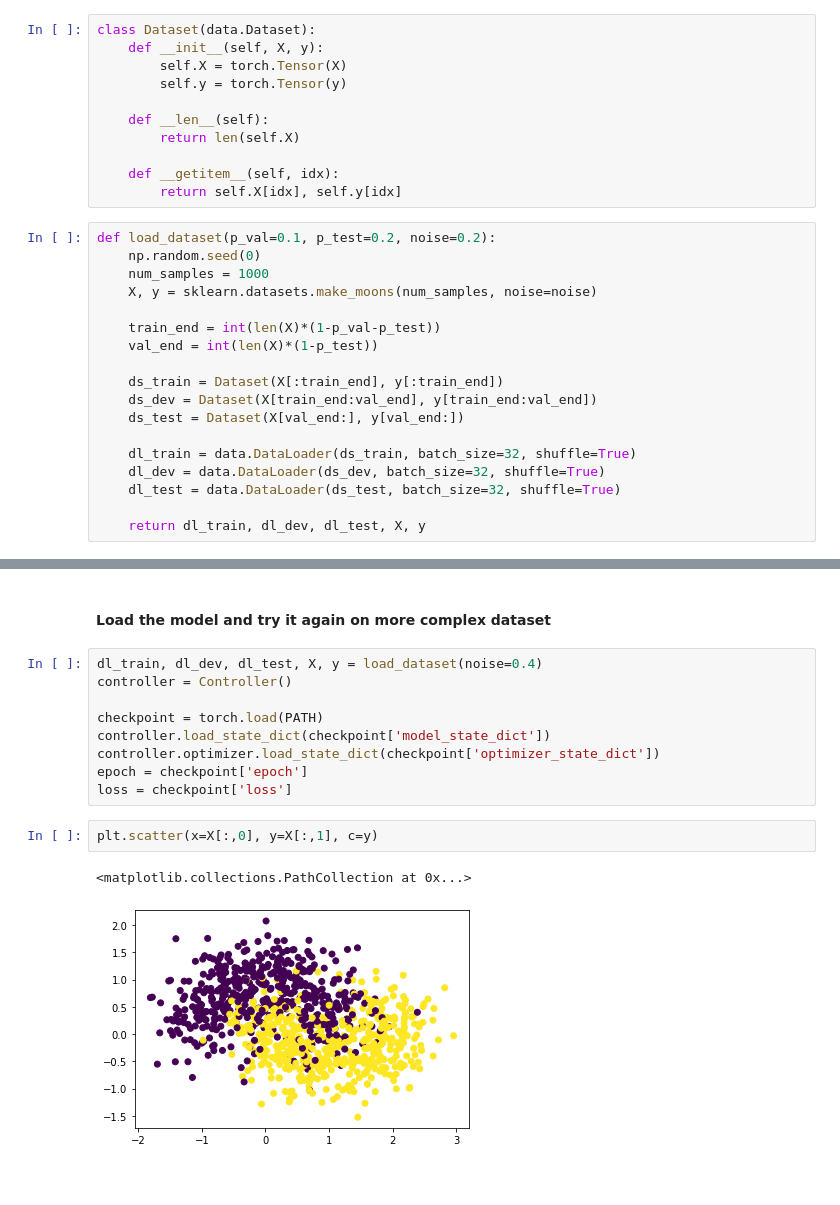
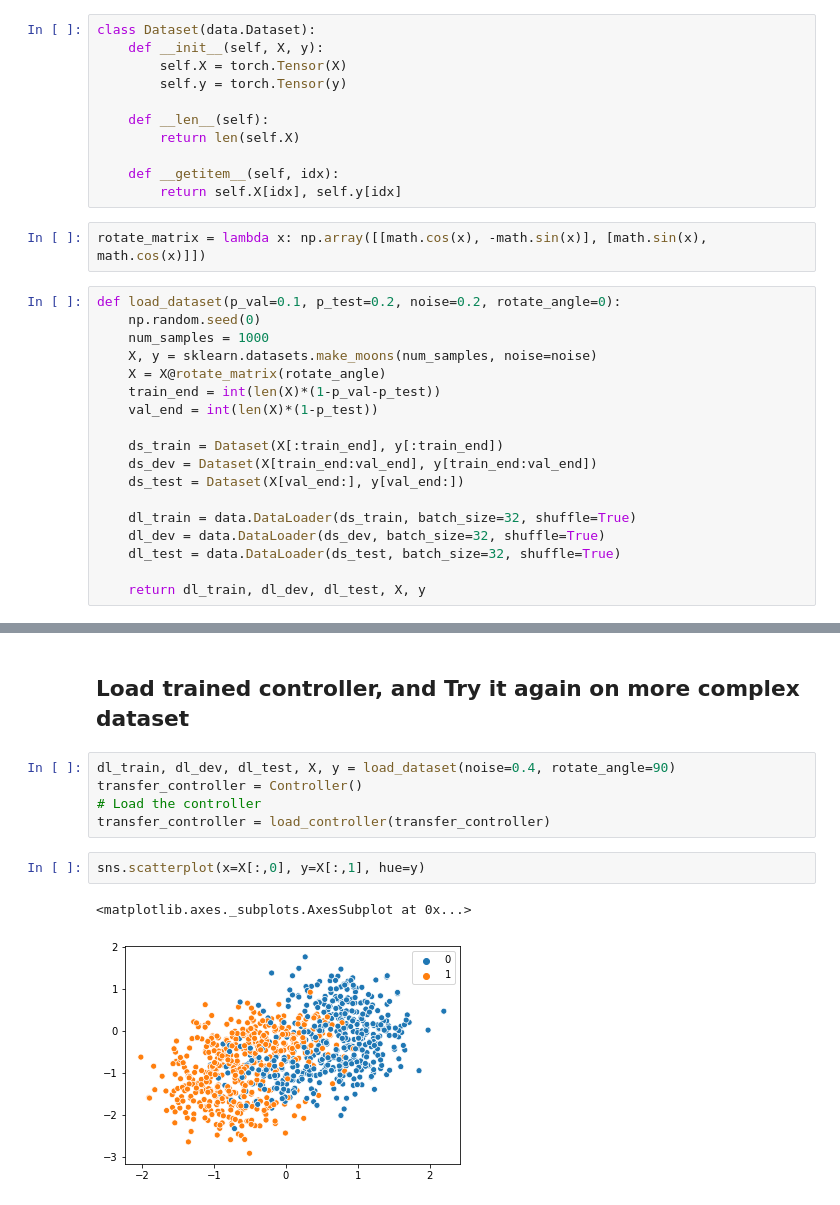
Before and after one commit to SamirMoustafa/minimal-nas, a Jupyter notebook: train.ipynb, the cells around one changed output, grey strips where cells are left out. Drawn from its saved outputs; the diff is of its cells as text.

Commit message:
transfer_learning_update

```diff
--- a/train.ipynb
+++ b/train.ipynb
@@ -19,12 +22,14 @@ class Dataset(data.Dataset):
 
     def __getitem__(self, idx):
         return self.X[idx], self.y[idx]
+# %%
+rotate_matrix = lambda x: np.array([[math.cos(x), -math.sin(x)], [math.sin(x), math.cos(x)]])
 # %%
-def load_dataset(p_val=0.1, p_test=0.2, noise=0.2):
+def load_dataset(p_val=0.1, p_test=0.2, noise=0.2, rotate_angle=0):
     np.random.seed(0)
     num_samples = 1000
     X, y = sklearn.datasets.make_moons(num_samples, noise=noise)
-
+    X = X@rotate_matrix(rotate_angle)
     train_end = int(len(X)*(1-p_val-p_test))
     val_end = int(len(X)*(1-p_test))
 
@@ -107,16 +135,12 @@ losses = list()
 # %% [markdown]
-#### Load the model and try it again on more complex dataset
+## Load trained controller, and Try it again on more complex dataset
-# %%
-dl_train, dl_dev, dl_test, X, y = load_dataset(noise=0.4)
-controller = Controller()
-
-checkpoint = torch.load(PATH)
-controller.load_state_dict(checkpoint['model_state_dict'])
-controller.optimizer.load_state_dict(checkpoint['optimizer_state_dict'])
-epoch = checkpoint['epoch']
-loss = checkpoint['loss']
+# %%
+dl_train, dl_dev, dl_test, X, y = load_dataset(noise=0.4, rotate_angle=90)
+transfer_controller = Controller()
+# Load the controller
+transfer_controller = load_controller(transfer_controller)
 # %%
-plt.scatter(x=X[:,0], y=X[:,1], c=y)
+sns.scatterplot(x=X[:,0], y=X[:,1], hue=y)
 # %% [output]
-<matplotlib.collections.PathCollection at 0x...>
+<matplotlib.axes._subplots.AxesSubplot at 0x...>
-[figure, old version]
+[figure, new version]
```
Also changed, not shown: parts of 22 cells of this notebook, 1 other file.
